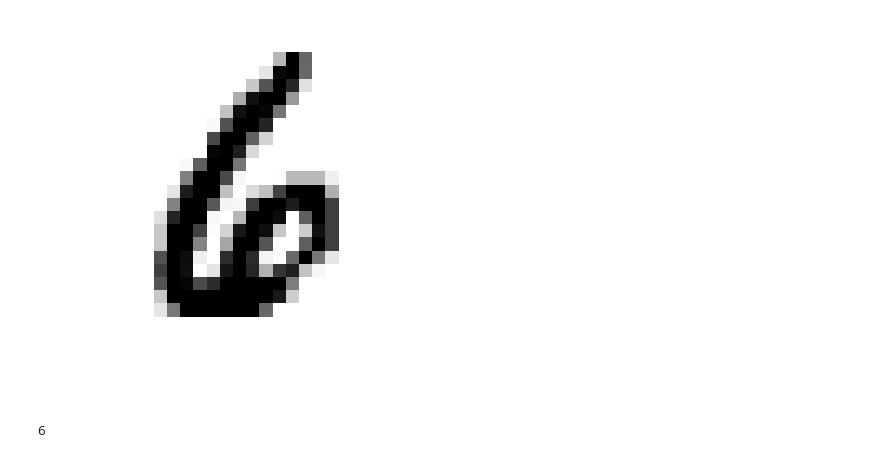
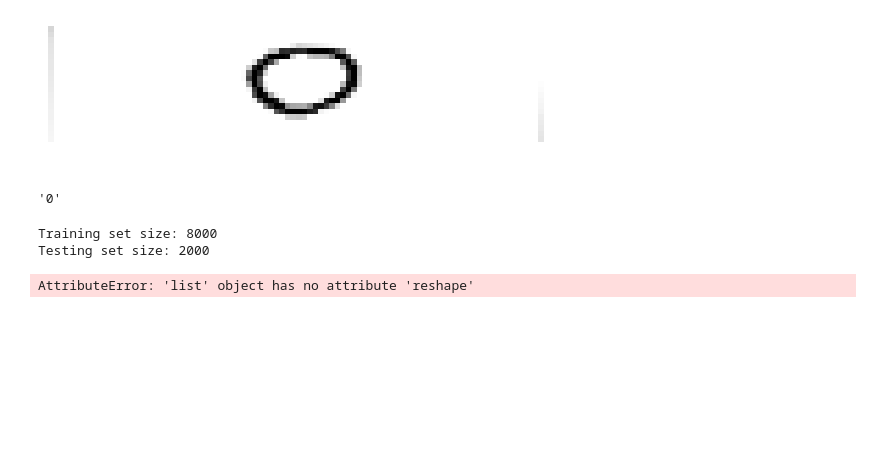
Before and after one commit to JakabSarolta/CNN-Project, a Jupyter notebook: main.ipynb, the cells around one changed output. Cells and saved outputs as stored; diff of their text form; code cells hidden in the pictures; blank space fills up the shorter version.

```diff
--- a/main.ipynb
+++ b/main.ipynb
@@ -71,0 +27,26 @@ array([[  0,   0,   0,   0,   0,   0,   0,   0,   0,   0,   0,   0,   0,
+# %%
+# Set the path to the folder containing the images
+folder_path = "Dataset/"
+
+# Initialize empty lists to hold the image data and labels
+data = []
+
+file_names = os.listdir(folder_path)
+
+def extract_number(filename):
+    return int(''.join(filter(str.isdigit, filename)))
+
+sorted_file_names = sorted(file_names, key=extract_number)
+# %%
+# Loop through the image files and add them to the data and label lists
+for filename in sorted_file_names:
+    # Open the image file using PIL
+    image = Image.open(os.path.join(folder_path, filename))
+
+
+    # Convert the image to a numpy array
+    image_data = np.array(image)
+    gray_image = cv2.cvtColor(image_data, cv2.COLOR_BGR2GRAY)
+
+    # Add the image data to the data list
+    data.append(255 - gray_image)
@@ -72,10 +63,26 @@ array([[  0,   0,   0,   0,   0,   0,   0,   0,   0,   0,   0,   0,   0,
 # %%
-# Draw it
-example = example.reshape(28, 28)
-
 fig = plt.figure()
-plt.imshow(example, cmap=plt.cm.binary, interpolation="nearest")
+plt.imshow(data[1673], cmap=plt.cm.binary, interpolation="nearest")
 plt.axis("off")
 plt.show()
 # %% [output]
-[figure, old version]
+[figure, new version]
+# %%
+labels[1673]
+# %% [output]
+'0'
+# %%
+# Split the data and labels into training and testing sets
+X_train, X_test, y_train, y_test = train_test_split(data, labels, test_size=0.2)
+
+# Print the size of the training and testing sets
+print("Training set size:", len(X_train))
+print("Testing set size:", len(X_test))
+# %% [output]
+Training set size: 8000
+Testing set size: 2000
+# %%
+X_train = X_train.reshape((8000, 40*108))
+X_test = X_test.reshape((2000, 40*108))
+# %% [output]
+AttributeError: 'list' object has no attribute 'reshape'
@@ -82,5 +94,3 @@ plt.show()
 # %%
 # Take a look at its class
-y_train[idx]
+y_train[0]
-# %% [output]
-6
```
Also changed, not shown: parts of 15 cells of this notebook, 1 other file.
